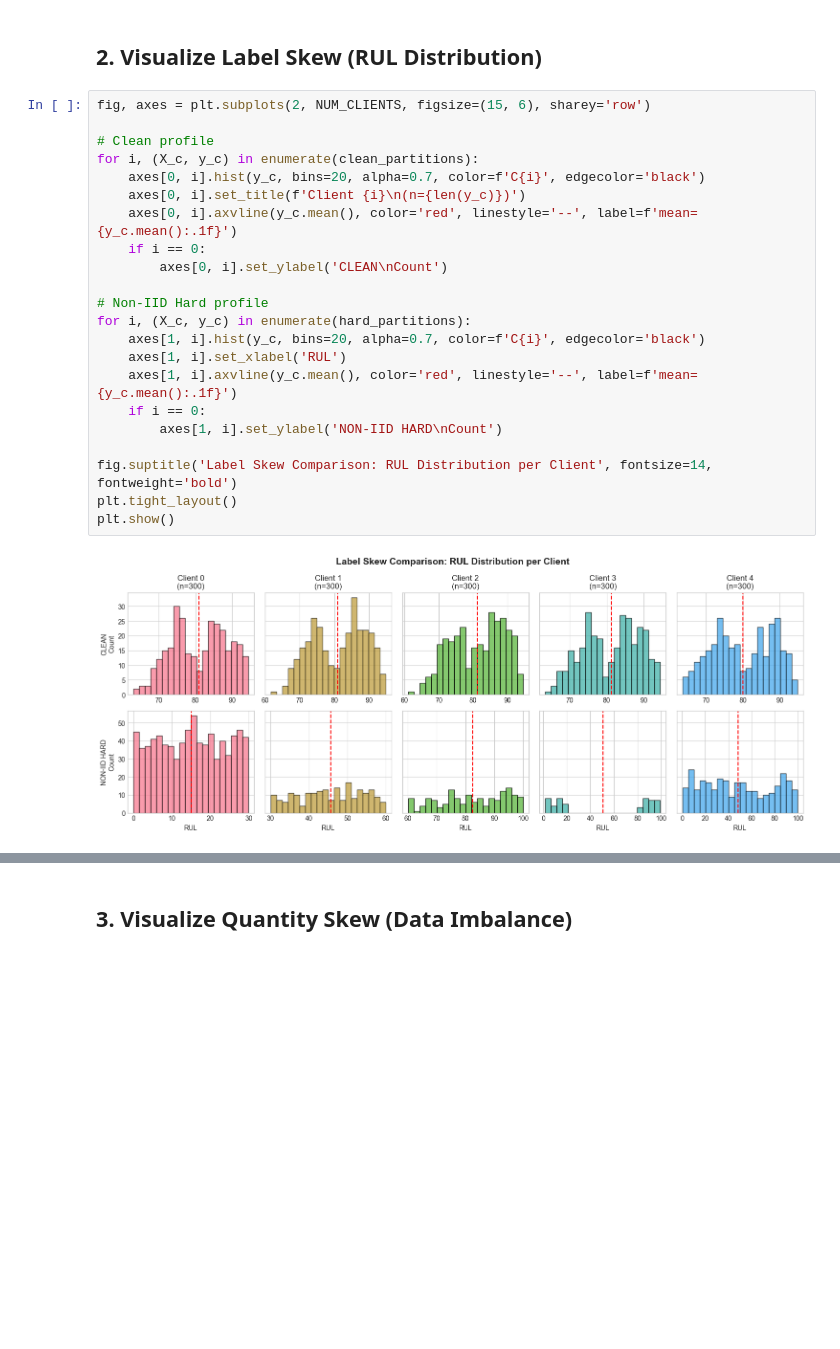
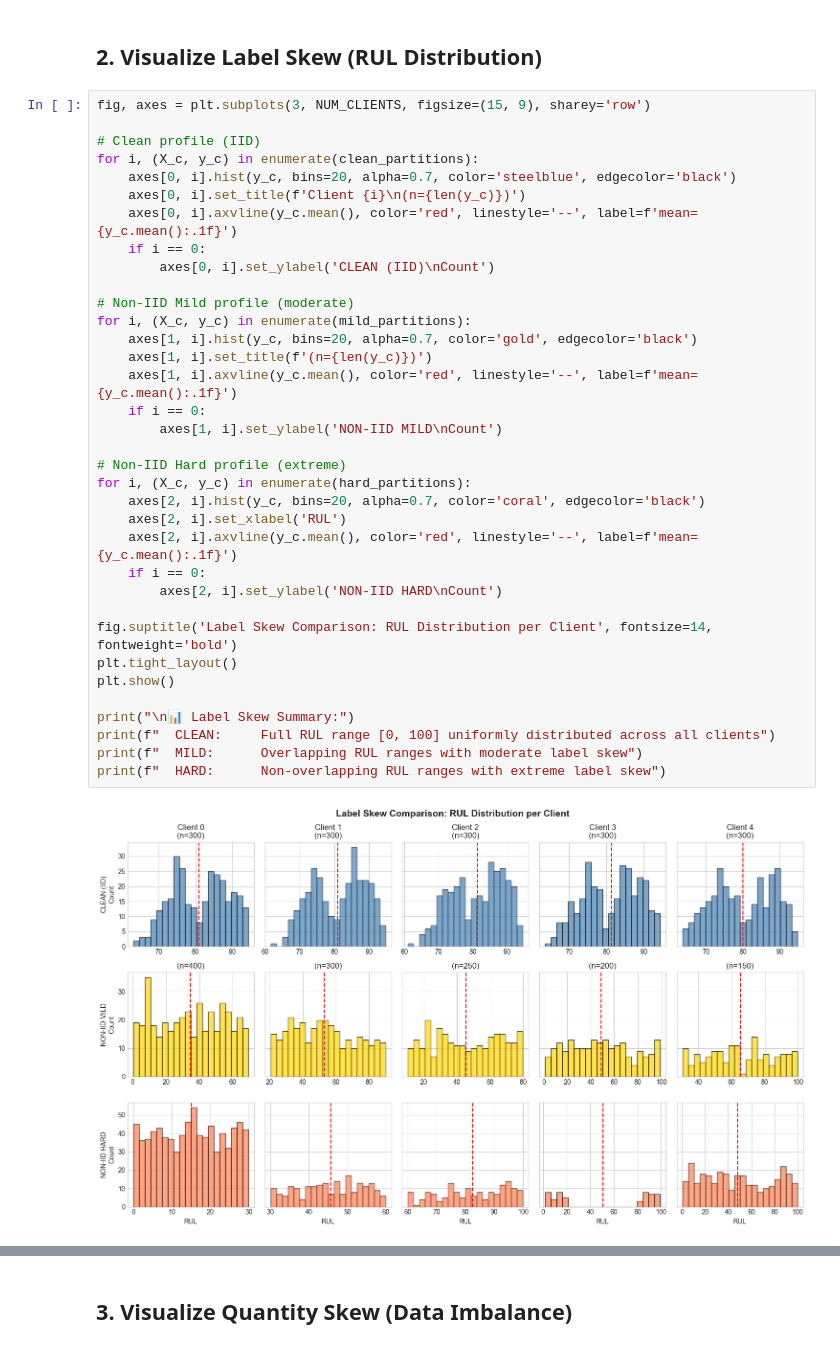
Before and after one commit to AthSri0507/FL_based_IndustrialMaintenance, a Jupyter notebook: notebooks/03_data_profile_comparison.ipynb, the cells around one changed output, grey strips where cells are left out. Cells and saved outputs as stored; diff of their text form; blank space fills up the shorter version.

```diff
--- a/notebooks/03_data_profile_comparison.ipynb
+++ b/notebooks/03_data_profile_comparison.ipynb
@@ -139,26 +225,39 @@ Detailed Statistics:
 # %% [markdown]
 ## 2. Visualize Label Skew (RUL Distribution)
 # %%
-fig, axes = plt.subplots(2, NUM_CLIENTS, figsize=(15, 6), sharey='row')
+fig, axes = plt.subplots(3, NUM_CLIENTS, figsize=(15, 9), sharey='row')
 
-# Clean profile
+# Clean profile (IID)
 for i, (X_c, y_c) in enumerate(clean_partitions):
-    axes[0, i].hist(y_c, bins=20, alpha=0.7, color=f'C{i}', edgecolor='black')
+    axes[0, i].hist(y_c, bins=20, alpha=0.7, color='steelblue', edgecolor='black')
     axes[0, i].set_title(f'Client {i}\n(n={len(y_c)})')
     axes[0, i].axvline(y_c.mean(), color='red', linestyle='--', label=f'mean={y_c.mean():.1f}')
     if i == 0:
-        axes[0, i].set_ylabel('CLEAN\nCount')
+        axes[0, i].set_ylabel('CLEAN (IID)\nCount')
 
-# Non-IID Hard profile
-for i, (X_c, y_c) in enumerate(hard_partitions):
-    axes[1, i].hist(y_c, bins=20, alpha=0.7, color=f'C{i}', edgecolor='black')
-    axes[1, i].set_xlabel('RUL')
+# Non-IID Mild profile (moderate)
+for i, (X_c, y_c) in enumerate(mild_partitions):
+    axes[1, i].hist(y_c, bins=20, alpha=0.7, color='gold', edgecolor='black')
+    axes[1, i].set_title(f'(n={len(y_c)})')
     axes[1, i].axvline(y_c.mean(), color='red', linestyle='--', label=f'mean={y_c.mean():.1f}')
     if i == 0:
-        axes[1, i].set_ylabel('NON-IID HARD\nCount')
+        axes[1, i].set_ylabel('NON-IID MILD\nCount')
+
+# Non-IID Hard profile (extreme)
+for i, (X_c, y_c) in enumerate(hard_partitions):
+    axes[2, i].hist(y_c, bins=20, alpha=0.7, color='coral', edgecolor='black')
+    axes[2, i].set_xlabel('RUL')
+    axes[2, i].axvline(y_c.mean(), color='red', linestyle='--', label=f'mean={y_c.mean():.1f}')
+    if i == 0:
+        axes[2, i].set_ylabel('NON-IID HARD\nCount')
 
 fig.suptitle('Label Skew Comparison: RUL Distribution per Client', fontsize=14, fontweight='bold')
 plt.tight_layout()
 plt.show()
+
+print("\n📊 Label Skew Summary:")
+print(f"  CLEAN:     Full RUL range [0, 100] uniformly distributed across all clients")
+print(f"  MILD:      Overlapping RUL ranges with moderate label skew")
+print(f"  HARD:      Non-overlapping RUL ranges with extreme label skew")
 # %% [output]
-[figure, old version]
+[figure, new version]
```
Also changed, not shown: parts of 17 cells of this notebook, 23 other files.
